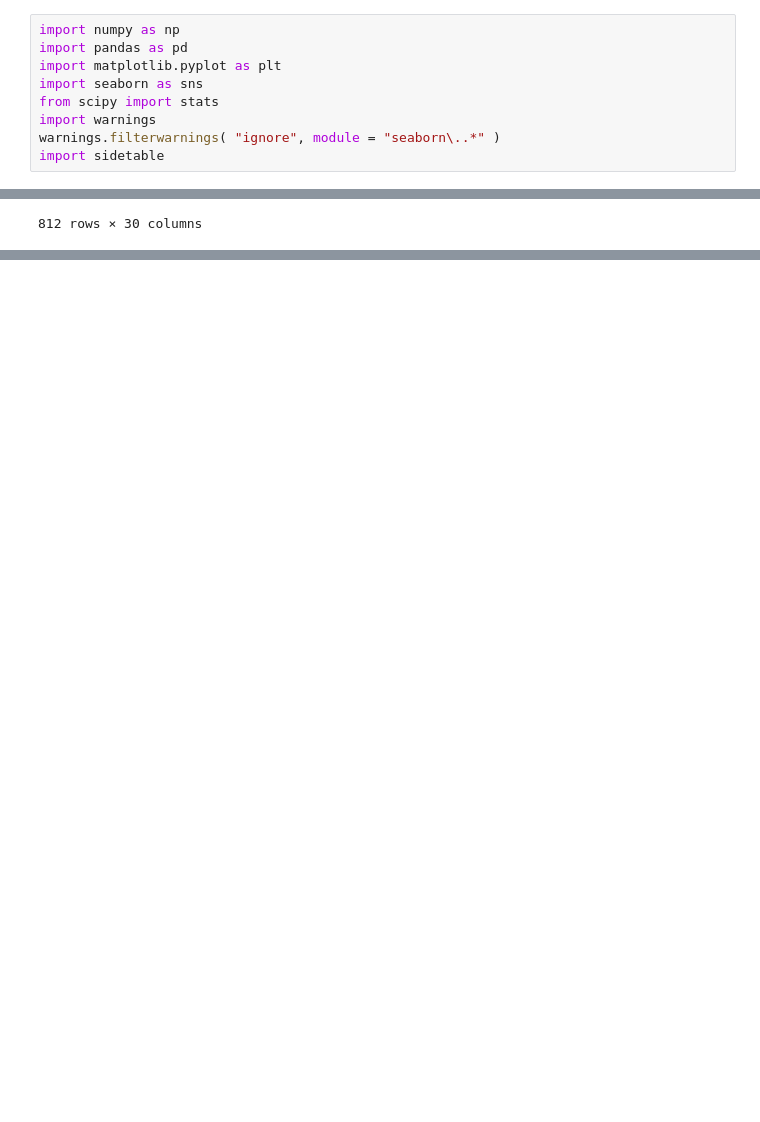
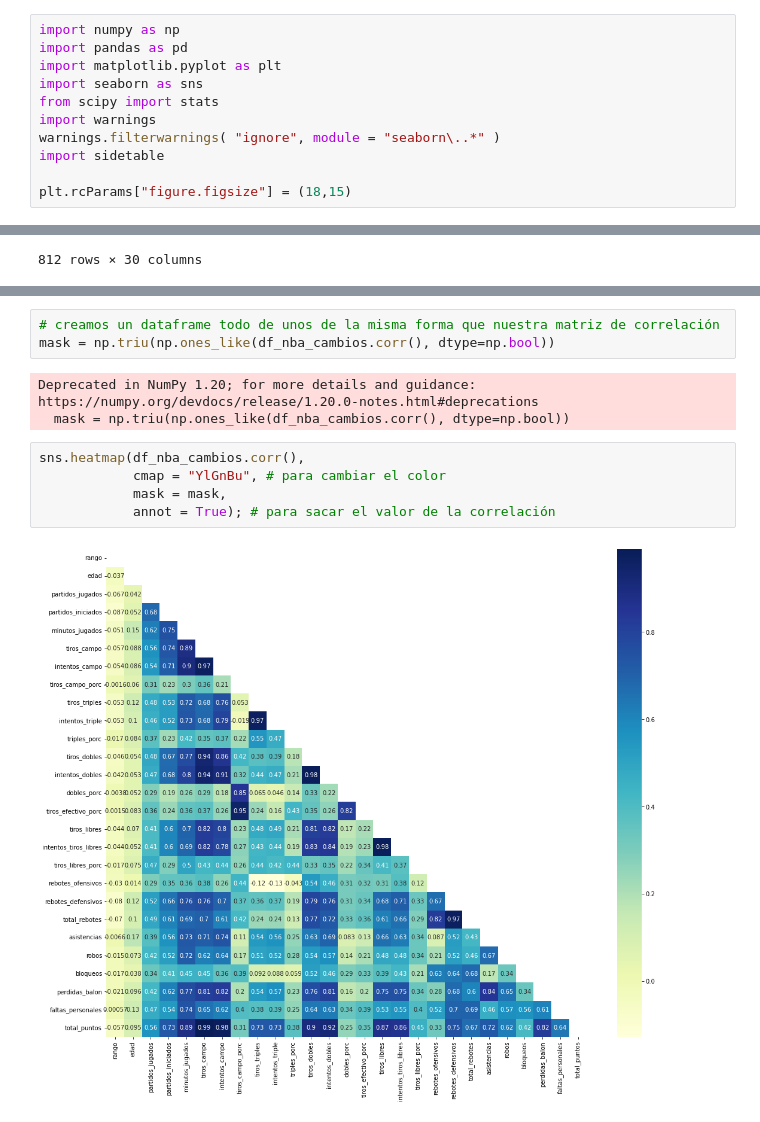
Before and after one commit to Aliciafs97/Proyecto-NBA, a Jupyter notebook: Regionales 2021-2022/EDA-NBA.ipynb, the cells around one changed output, grey strips where cells are left out. Cells and saved outputs as stored; diff of their text form; blank space fills up the shorter version.

```diff
--- a/Regionales 2021-2022/EDA-NBA.ipynb
+++ b/Regionales 2021-2022/EDA-NBA.ipynb
@@ -7,3 +7,5 @@ from scipy import stats
 import warnings
 warnings.filterwarnings( "ignore", module = "seaborn\..*" )
 import sidetable
+
+plt.rcParams["figure.figsize"] = (18,15)
@@ -266,0 +341,13 @@ df_nba_cambios
+# %%
+# creamos un dataframe todo de unos de la misma forma que nuestra matriz de correlación
+mask = np.triu(np.ones_like(df_nba_cambios.corr(), dtype=np.bool))
+# %% [output]
+Deprecated in NumPy 1.20; for more details and guidance: https://numpy.org/devdocs/release/1.20.0-notes.html#deprecations
+  mask = np.triu(np.ones_like(df_nba_cambios.corr(), dtype=np.bool))
+# %%
+sns.heatmap(df_nba_cambios.corr(),
+            cmap = "YlGnBu", # para cambiar el color
+            mask = mask,
+            annot = True); # para sacar el valor de la correlación
+# %% [output]
+[figure, added]
```
Also changed, not shown: parts of 19 cells of this notebook, 1 other file.
